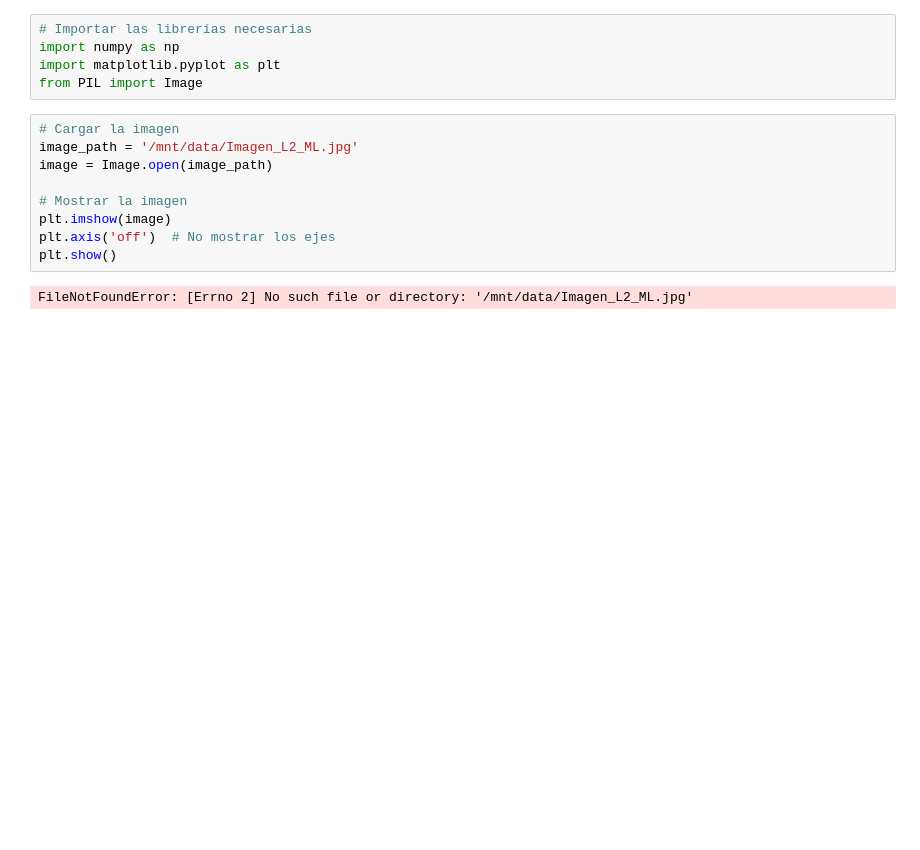
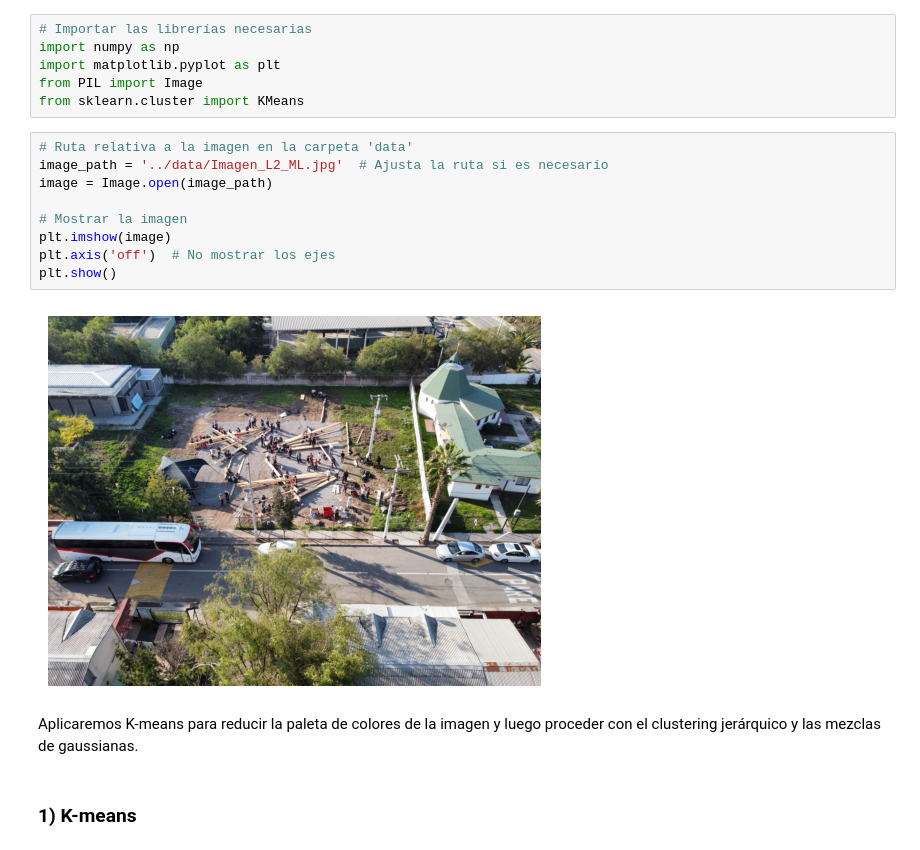
Before and after one commit to RosarioValderrama/Laboratorio_2_ML, a Jupyter notebook: notebooks/Laboratorio_2_ML.ipynb, the cells around one changed output. Cells and saved outputs as stored; diff of their text form; blank space fills up the shorter version.

Commit message:
K-means

```diff
--- a/notebooks/Laboratorio_2_ML.ipynb
+++ b/notebooks/Laboratorio_2_ML.ipynb
@@ -3,14 +3,19 @@
 import numpy as np
 import matplotlib.pyplot as plt
 from PIL import Image
+from sklearn.cluster import KMeans
 # %%
-# Cargar la imagen
-image_path = '/mnt/data/Imagen_L2_ML.jpg'
+# Ruta relativa a la imagen en la carpeta 'data'
+image_path = '../data/Imagen_L2_ML.jpg'  # Ajusta la ruta si es necesario
 image = Image.open(image_path)
 
 # Mostrar la imagen
 plt.imshow(image)
 plt.axis('off')  # No mostrar los ejes
 plt.show()
 # %% [output]
-FileNotFoundError: [Errno 2] No such file or directory: '/mnt/data/Imagen_L2_ML.jpg'
+[figure, added]
+# %% [markdown]
+Aplicaremos K-means para reducir la paleta de colores de la imagen y luego proceder con el clustering jerárquico y las mezclas de gaussianas.
+# %% [markdown]
+### 1) K-means
```
Also changed, not shown: parts of 4 cells of this notebook.
